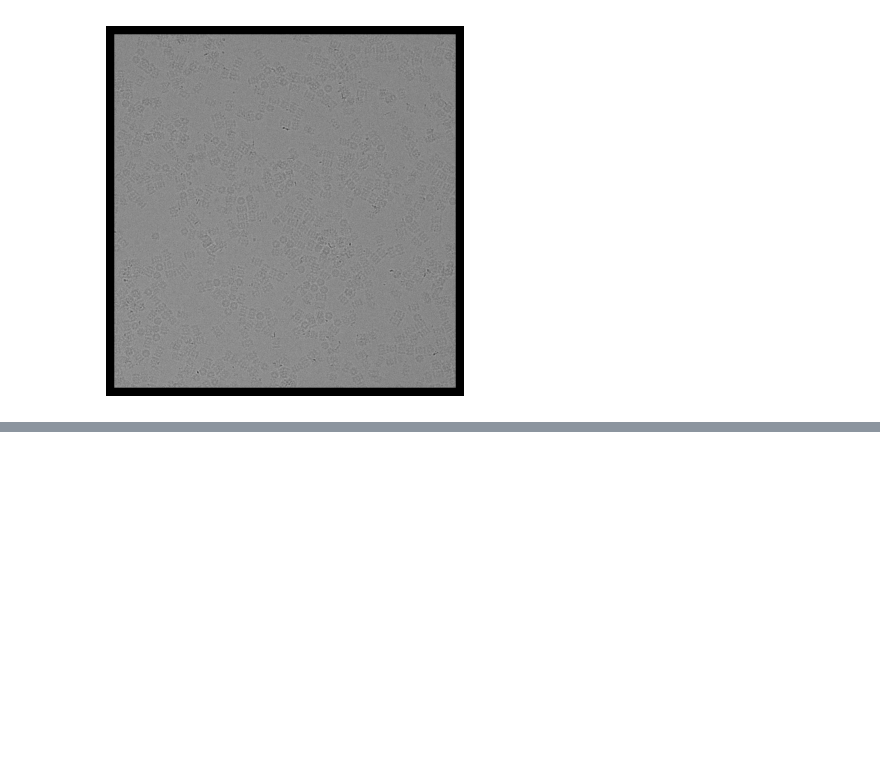
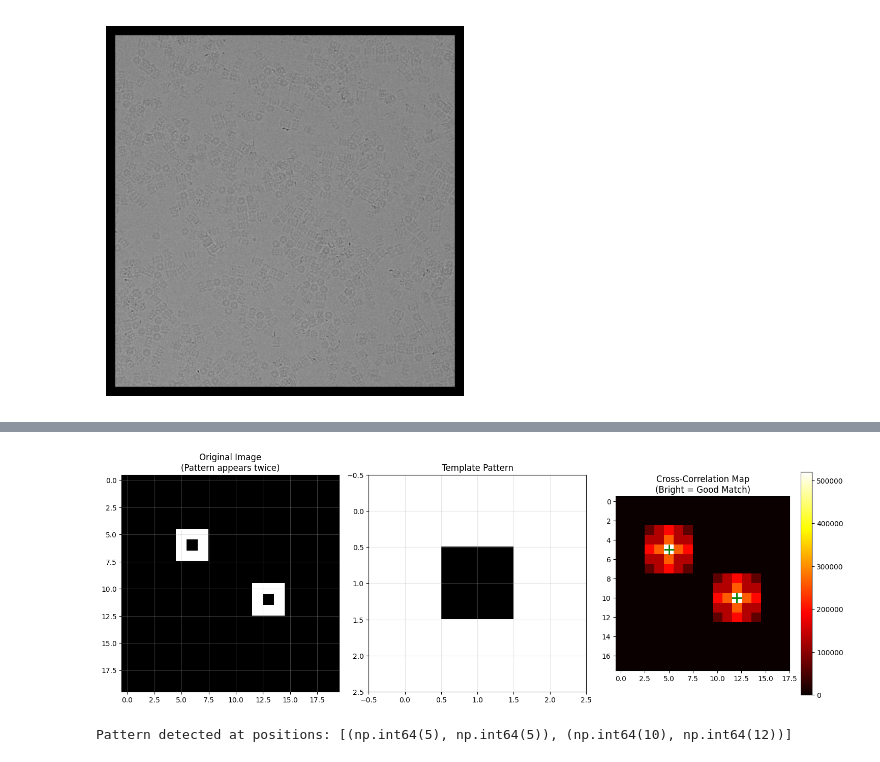
Before and after one commit to tsiamba/Projet_GPI_Tsiambaka, a Jupyter notebook: Projet_GPI_structurale_Tsiambaka.ipynb, the cells around one changed output, grey strips where cells are left out. Drawn from its saved outputs; the diff is of its cells as text; code cells hidden in the pictures; blank space fills up the shorter version.

```diff
--- a/Projet_GPI_structurale_Tsiambaka.ipynb
+++ b/Projet_GPI_structurale_Tsiambaka.ipynb
@@ -545,0 +636,45 @@ Summed Density Projections:
+# %%
+# Create image with pattern at specific location
+img = np.zeros((20, 20), dtype=float)
+
+# Add pattern at position (5, 5)
+pattern = np.array([
+    [255, 255, 255],
+    [255, 0, 255],
+    [255, 255, 255]
+])
+
+img[5:8, 5:8] = pattern
+
+# Also add pattern at (10, 12)
+img[10:13, 12:15] = pattern
+
+# Perform cross-correlation
+cc_map = cross_correlation(img, pattern)
+
+# Visualize
+fig, (ax1, ax2, ax3) = plt.subplots(1, 3, figsize=(15, 5))
+
+ax1.imshow(img, cmap='gray')
+ax1.set_title('Original Image\n(Pattern appears twice)')
+ax1.grid(True, alpha=0.3)
+
+ax2.imshow(pattern, cmap='gray')
+ax2.set_title('Template Pattern')
+ax2.grid(True, alpha=0.3)
+
+im = ax3.imshow(cc_map, cmap='hot')
+ax3.set_title('Cross-Correlation Map\n(Bright = Good Match)')
+plt.colorbar(im, ax=ax3)
+
+# Mark detected positions
+peaks = np.where(cc_map > 0.9 * cc_map.max())
+ax3.plot(peaks[1], peaks[0], 'g+', markersize=15, markeredgewidth=2)
+
+plt.tight_layout()
+plt.show()
+
+print(f"Pattern detected at positions: {list(zip(peaks[0], peaks[1]))}")
+# %% [output]
+[figure, added]
+Pattern detected at positions: [(np.int64(5), np.int64(5)), (np.int64(10), np.int64(12))]
```
Also changed, not shown: parts of 3 cells of this notebook.
